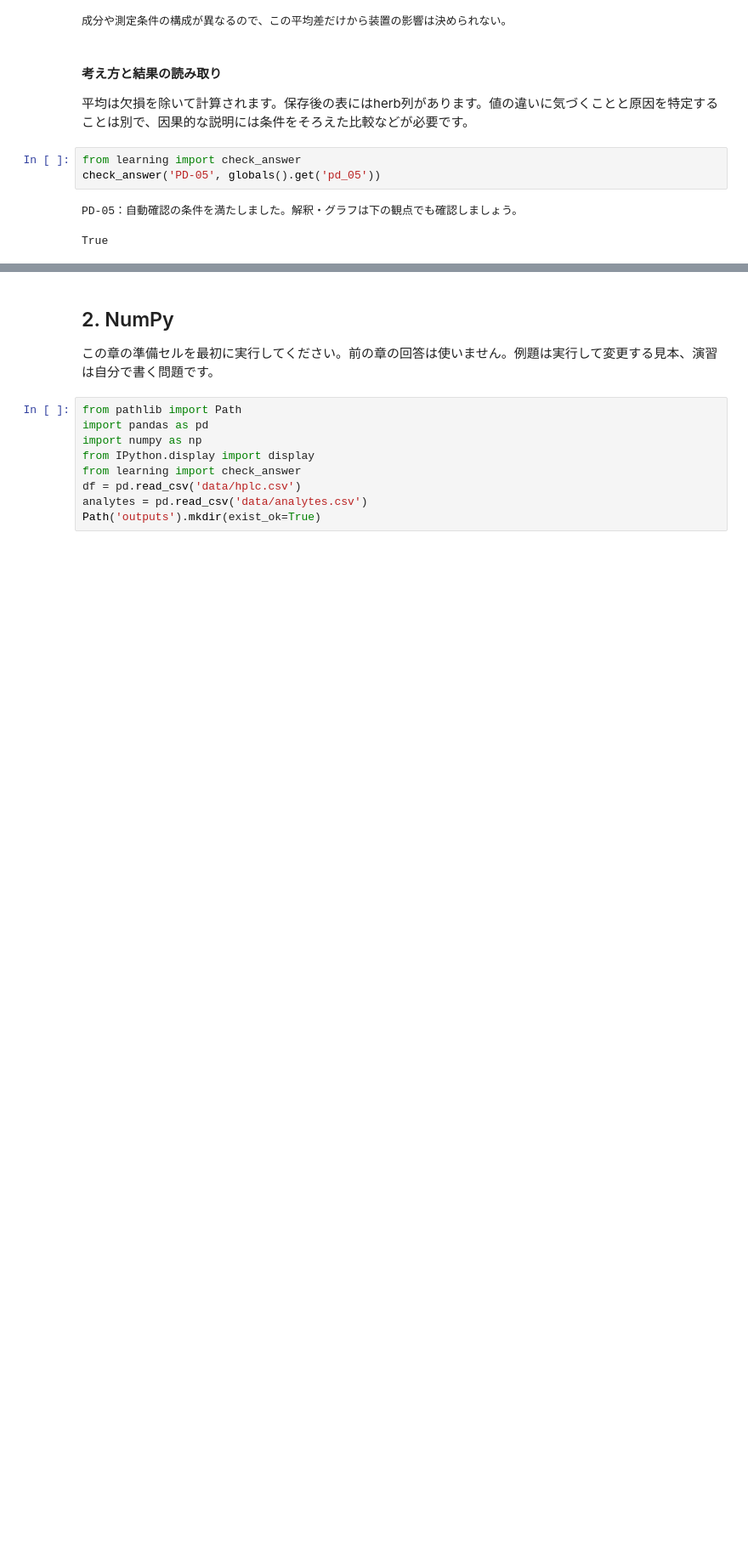
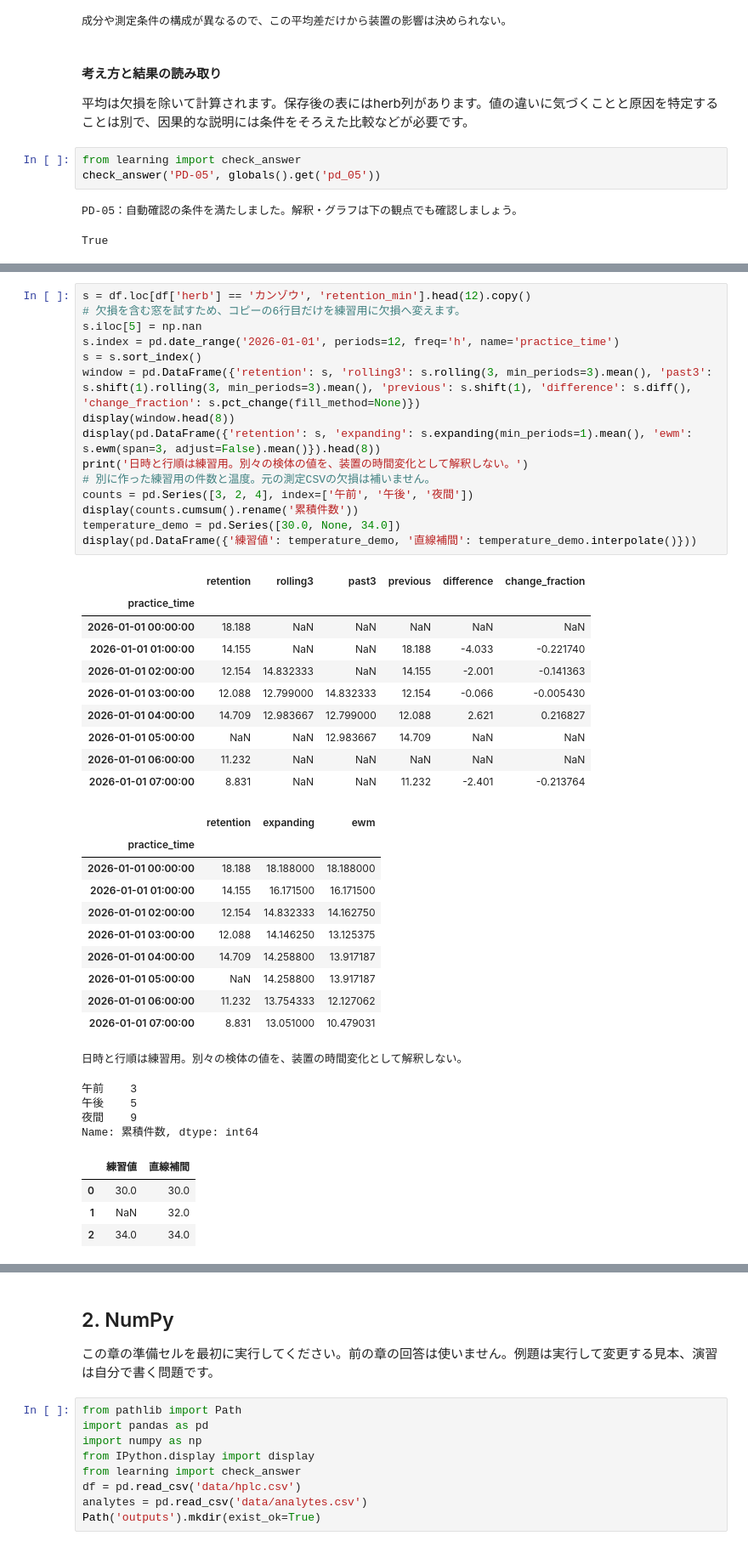
Before and after one commit to sgt9863/sgt9863.github.io, a Jupyter notebook: python-data-learning/solutions.ipynb, the cells around one changed output, grey strips where cells are left out. Shown at 85% size. Saved outputs shown, nothing was run; the diff lists cells and outputs as text; blank space fills up the shorter version.

```diff
--- a/python-data-learning/solutions.ipynb
+++ b/python-data-learning/solutions.ipynb
@@ -586,0 +2462,45 @@ True
+# %%
+s = df.loc[df['herb'] == 'カンゾウ', 'retention_min'].head(12).copy()
+# 欠損を含む窓を試すため、コピーの6行目だけを練習用に欠損へ変えます。
+s.iloc[5] = np.nan
+s.index = pd.date_range('2026-01-01', periods=12, freq='h', name='practice_time')
+s = s.sort_index()
+window = pd.DataFrame({'retention': s, 'rolling3': s.rolling(3, min_periods=3).mean(), 'past3': s.shift(1).rolling(3, min_periods=3).mean(), 'previous': s.shift(1), 'difference': s.diff(), 'change_fraction': s.pct_change(fill_method=None)})
+display(window.head(8))
+display(pd.DataFrame({'retention': s, 'expanding': s.expanding(min_periods=1).mean(), 'ewm': s.ewm(span=3, adjust=False).mean()}).head(8))
+print('日時と行順は練習用。別々の検体の値を、装置の時間変化として解釈しない。')
+# 別に作った練習用の件数と温度。元の測定CSVの欠損は補いません。
+counts = pd.Series([3, 2, 4], index=['午前', '午後', '夜間'])
+display(counts.cumsum().rename('累積件数'))
+temperature_demo = pd.Series([30.0, None, 34.0])
+display(pd.DataFrame({'練習値': temperature_demo, '直線補間': temperature_demo.interpolate()}))
+# %% [output]
+|  | retention | rolling3 | past3 | previous | difference | change_fraction |
+| practice_time |  |  |  |  |  |  |
+| 2026-01-01 00:00:00 | 18.188 | NaN | NaN | NaN | NaN | NaN |
+| 2026-01-01 01:00:00 | 14.155 | NaN | NaN | 18.188 | -4.033 | -0.221740 |
+| 2026-01-01 02:00:00 | 12.154 | 14.832333 | NaN | 14.155 | -2.001 | -0.141363 |
+| 2026-01-01 03:00:00 | 12.088 | 12.799000 | 14.832333 | 12.154 | -0.066 | -0.005430 |
+| 2026-01-01 04:00:00 | 14.709 | 12.983667 | 12.799000 | 12.088 | 2.621 | 0.216827 |
+| 2026-01-01 05:00:00 | NaN | NaN | 12.983667 | 14.709 | NaN | NaN |
+| 2026-01-01 06:00:00 | 11.232 | NaN | NaN | NaN | NaN | NaN |
+| 2026-01-01 07:00:00 | 8.831 | NaN | NaN | 11.232 | -2.401 | -0.213764 |
+|  | retention | expanding | ewm |
+| practice_time |  |  |  |
+| 2026-01-01 00:00:00 | 18.188 | 18.188000 | 18.188000 |
+| 2026-01-01 01:00:00 | 14.155 | 16.171500 | 16.171500 |
+| 2026-01-01 02:00:00 | 12.154 | 14.832333 | 14.162750 |
+| 2026-01-01 03:00:00 | 12.088 | 14.146250 | 13.125375 |
+| 2026-01-01 04:00:00 | 14.709 | 14.258800 | 13.917187 |
+| 2026-01-01 05:00:00 | NaN | 14.258800 | 13.917187 |
+| 2026-01-01 06:00:00 | 11.232 | 13.754333 | 12.127062 |
+| 2026-01-01 07:00:00 | 8.831 | 13.051000 | 10.479031 |
+日時と行順は練習用。別々の検体の値を、装置の時間変化として解釈しない。
+午前    3
+午後    5
+夜間    9
+Name: 累積件数, dtype: int64
+|  | 練習値 | 直線補間 |
+| 0 | 30.0 | 30.0 |
+| 1 | NaN | 32.0 |
+| 2 | 34.0 | 34.0 |
```
Also changed, not shown: parts of 220 cells of this notebook, 7 other files.
